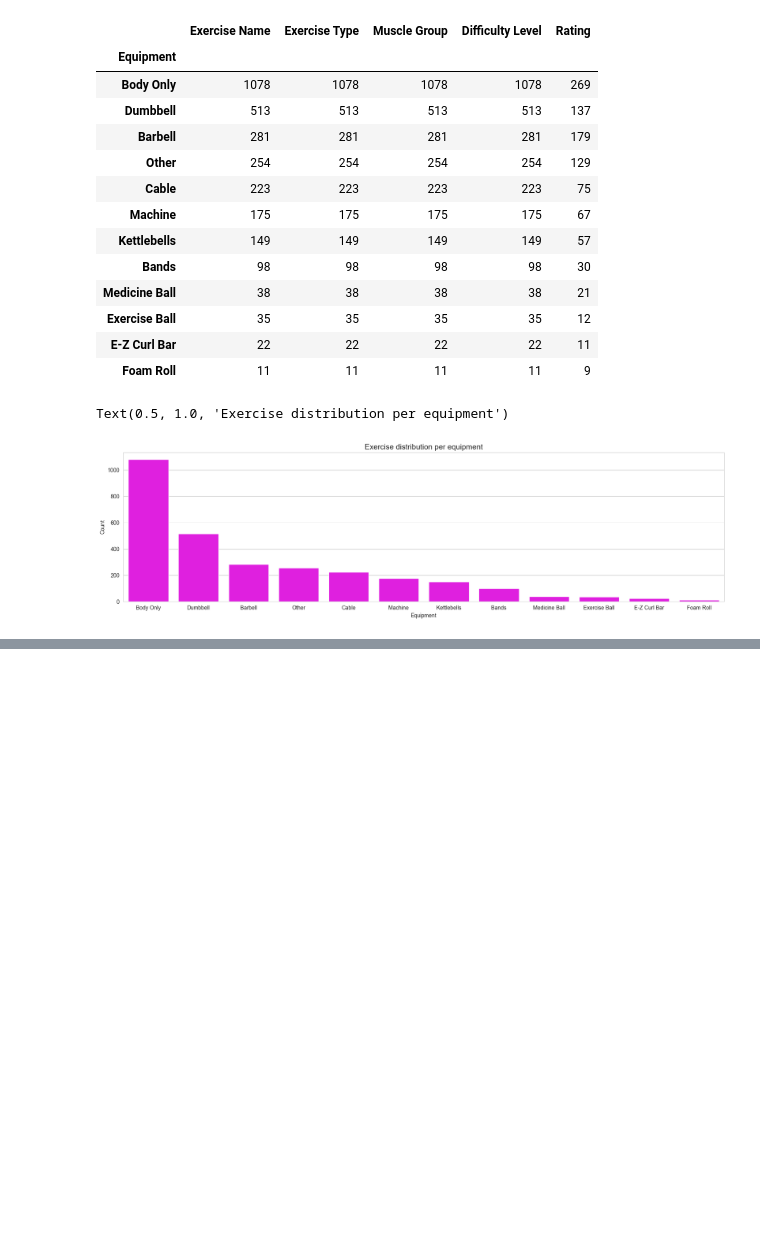
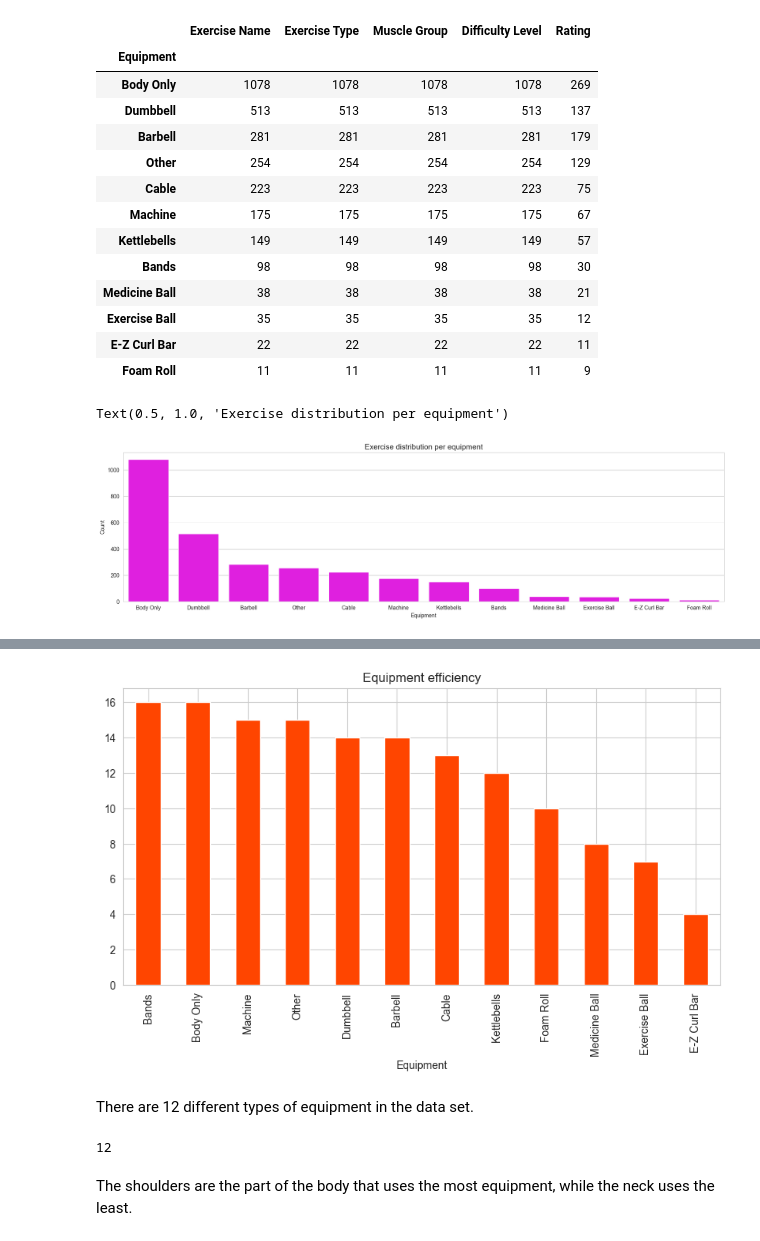
Before and after one commit to herrerovir/Gym-exercises-exploratory-data-analysis, a Jupyter notebook: EDA-gym-exercises.ipynb, the cells around one changed output, grey strips where cells are left out. Cells and saved outputs as stored; diff of their text form; code cells hidden in the pictures; blank space fills up the shorter version.

```diff
--- a/EDA-gym-exercises.ipynb
+++ b/EDA-gym-exercises.ipynb
@@ -337,0 +393,4 @@ Text(0.5, 1.0, 'Exercise distribution per equipment')
+# %%
+# Gives the amount of unique values of muscles for each equipment type
+equipment_efficiency = gym_exercises_df.groupby("Equipment")["Muscle Group"].nunique().sort_values(ascending = False)
+equipment_efficiency
@@ -337,0 +412,13 @@ Text(0.5, 1.0, 'Exercise distribution per equipment')
+# %%
+equipment_efficency_graph = equipment_efficiency.plot(kind = "bar", title = "Equipment efficiency", color = "orangered", figsize = (10, 5))
+# %% [output]
+[figure, added]
+# %% [markdown]
+There are 12 different types of equipment in the data set.
+# %%
+equipment = gym_exercises_df["Equipment"].nunique()
+equipment
+# %% [output]
+12
+# %% [markdown]
+The shoulders are the part of the body that uses the most equipment, while the neck uses the least.
```
Also changed, not shown: parts of 31 cells of this notebook.
